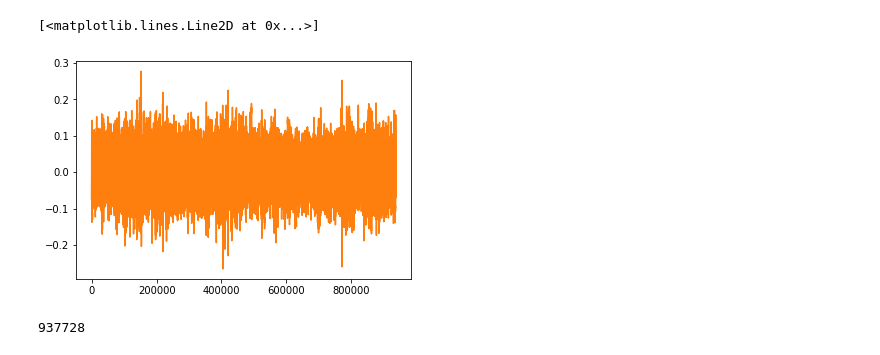
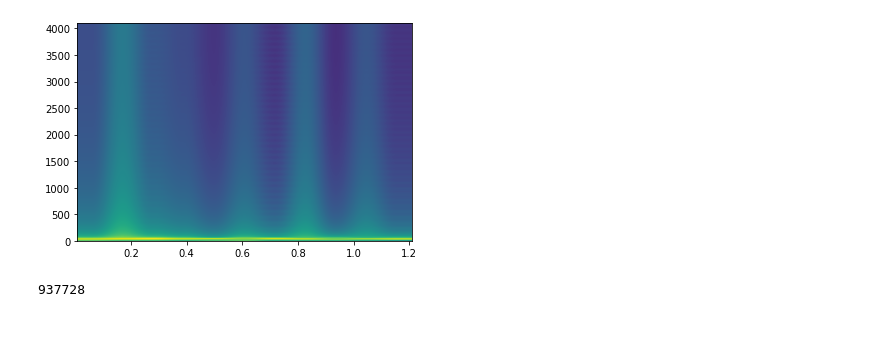
Before and after one commit to lsg1213/ai_model, a Jupyter notebook: pytorch/test_model/Untitled.ipynb, the cells around one changed output. Drawn from its saved outputs; the diff is of its cells as text; code cells hidden in the pictures; blank space fills up the shorter version.

```diff
--- a/pytorch/test_model/Untitled.ipynb
+++ b/pytorch/test_model/Untitled.ipynb
@@ -9,6 +9,9 @@ import os, pickle
 from params import get_arg
 # %%
 config = get_arg([''])
+
+config.nfft = 1024
+config.len = 2048
 device = torch.device('cuda:0' if torch.cuda.is_available() else 'cpu')
 data_path = '.'
 transfer_f = np.array(pickle.load(open(os.path.join(data_path,'transfer_f.pickle'),'rb')))
@@ -37,3 +77,3 @@ towav = STFTTowav(config, device)
 # %%
-stft(torch.from_numpy(accel_raw_data[0][:2000]).cpu().transpose(0,1)).shape
+f = filt(torch.from_numpy(accel_raw_data[0][:10240]).cpu().transpose(0,1).unsqueeze(0))
 # %% [output]
@@ -45,19 +101,16 @@ torch.Size([12, 65, 14653, 2])
 # %%
 fig = plt.figure()
 ax = fig.add_subplot()
 
-ax.plot(accel_raw_data[:0])
+# ax.plot(stft(f[0]).cpu().numpy()[0])
+plt.specgram(f[0].numpy()[0,:], NFFT=config.nfft, Fs=8192,)
 
 
-st = stft(torch.from_numpy(accel_raw_data[0].transpose(1,0)))
-new = towav(st)
+# ax.plot(accel_raw_data[0][:10240])
 
-ax.plot(new[0].cpu().numpy())
-
-# fig.show()
+fig.show()
 # %% [output]
-[<matplotlib.lines.Line2D at 0x...>]
-[figure, old version]
+[figure, new version]
 # %%
 accel_raw_data[0].shape[0] // (config.nfft // 2) *
 # %% [output]
```
Also changed, not shown: parts of 6 cells of this notebook, 3 other files.
